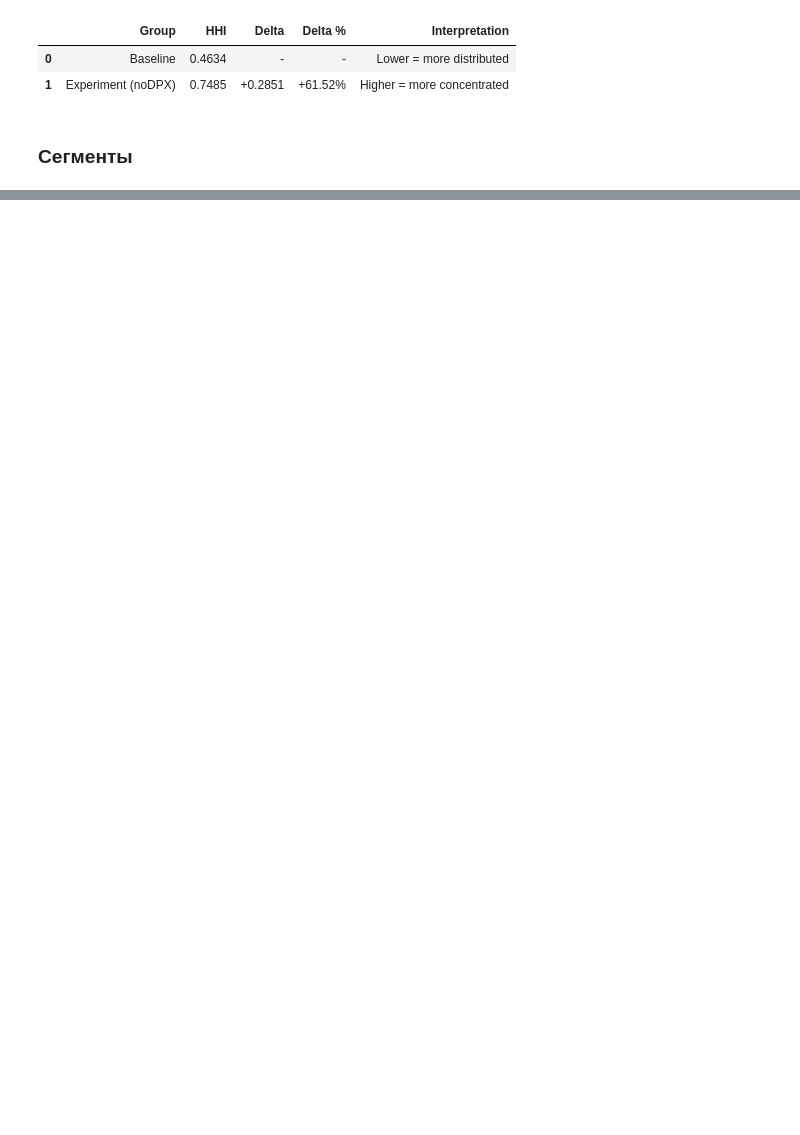
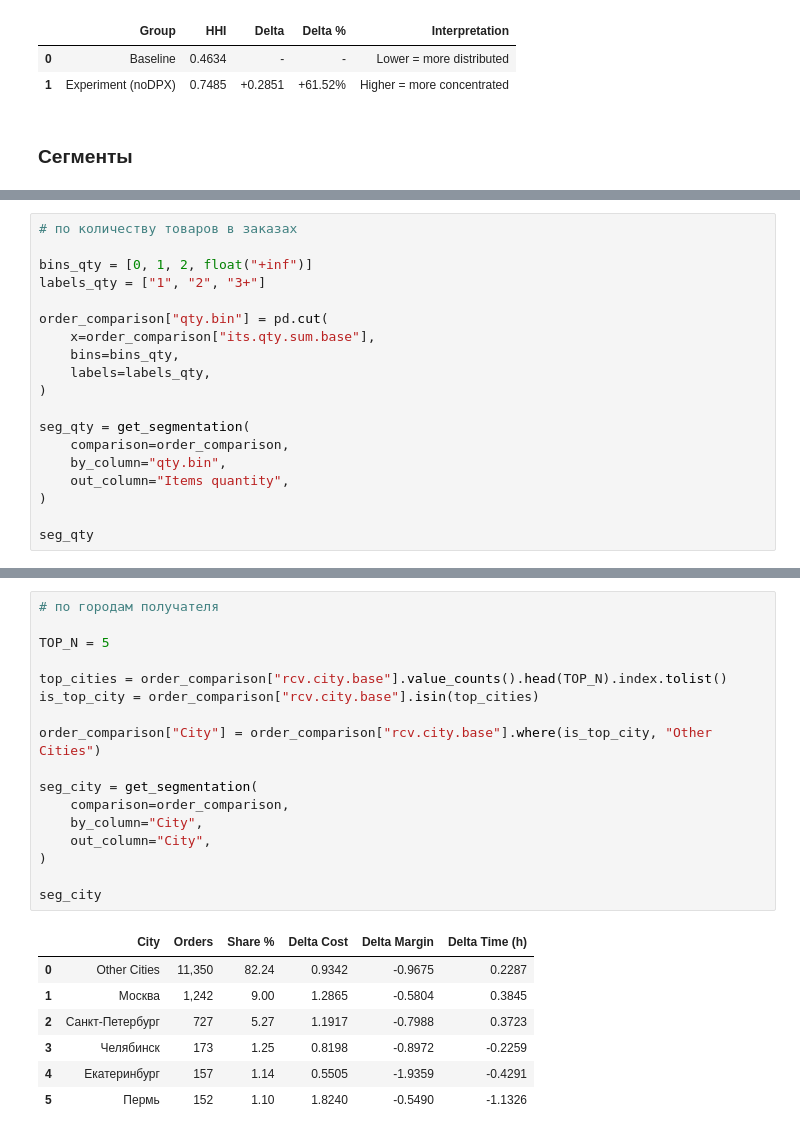
Before and after one commit to kir-sth/joom, a Jupyter notebook: notebooks/dpx_shutdown_impact.ipynb, the cells around one changed output, grey strips where cells are left out. Drawn from its saved outputs; the diff is of its cells as text; blank space fills up the shorter version.

```diff
--- a/notebook.ipynb
+++ b/notebooks/dpx_shutdown_impact.ipynb
@@ -1089,0 +1002,19 @@ seg_city[["city_segment", "Orders", "Share %", "Delta Cost", "Delta Margin"]].re
+# %%
+# по количеству товаров в заказах
+
+bins_qty = [0, 1, 2, float("+inf")]
+labels_qty = ["1", "2", "3+"]
+
+order_comparison["qty.bin"] = pd.cut(
+    x=order_comparison["its.qty.sum.base"],
+    bins=bins_qty,
+    labels=labels_qty,
+)
+
+seg_qty = get_segmentation(
+    comparison=order_comparison,
+    by_column="qty.bin",
+    out_column="Items quantity",
+)
+
+seg_qty
@@ -1089,0 +1045,25 @@ seg_city[["city_segment", "Orders", "Share %", "Delta Cost", "Delta Margin"]].re
+# %%
+# по городам получателя
+
+TOP_N = 5
+
+top_cities = order_comparison["rcv.city.base"].value_counts().head(TOP_N).index.tolist()
+is_top_city = order_comparison["rcv.city.base"].isin(top_cities)
+
+order_comparison["City"] = order_comparison["rcv.city.base"].where(is_top_city, "Other Cities")
+
+seg_city = get_segmentation(
+    comparison=order_comparison,
+    by_column="City",
+    out_column="City",
+)
+
+seg_city
+# %% [output]
+|  | City | Orders | Share % | Delta Cost | Delta Margin | Delta Time (h) |
+| 0 | Other Cities | 11,350 | 82.24 | 0.9342 | -0.9675 | 0.2287 |
+| 1 | Москва | 1,242 | 9.00 | 1.2865 | -0.5804 | 0.3845 |
+| 2 | Санкт-Петербург | 727 | 5.27 | 1.1917 | -0.7988 | 0.3723 |
+| 3 | Челябинск | 173 | 1.25 | 0.8198 | -0.8972 | -0.2259 |
+| 4 | Екатеринбург | 157 | 1.14 | 0.5505 | -1.9359 | -0.4291 |
+| 5 | Пермь | 152 | 1.10 | 1.8240 | -0.5490 | -1.1326 |
```
Also changed, not shown: parts of 16 cells of this notebook, 14 other files.
